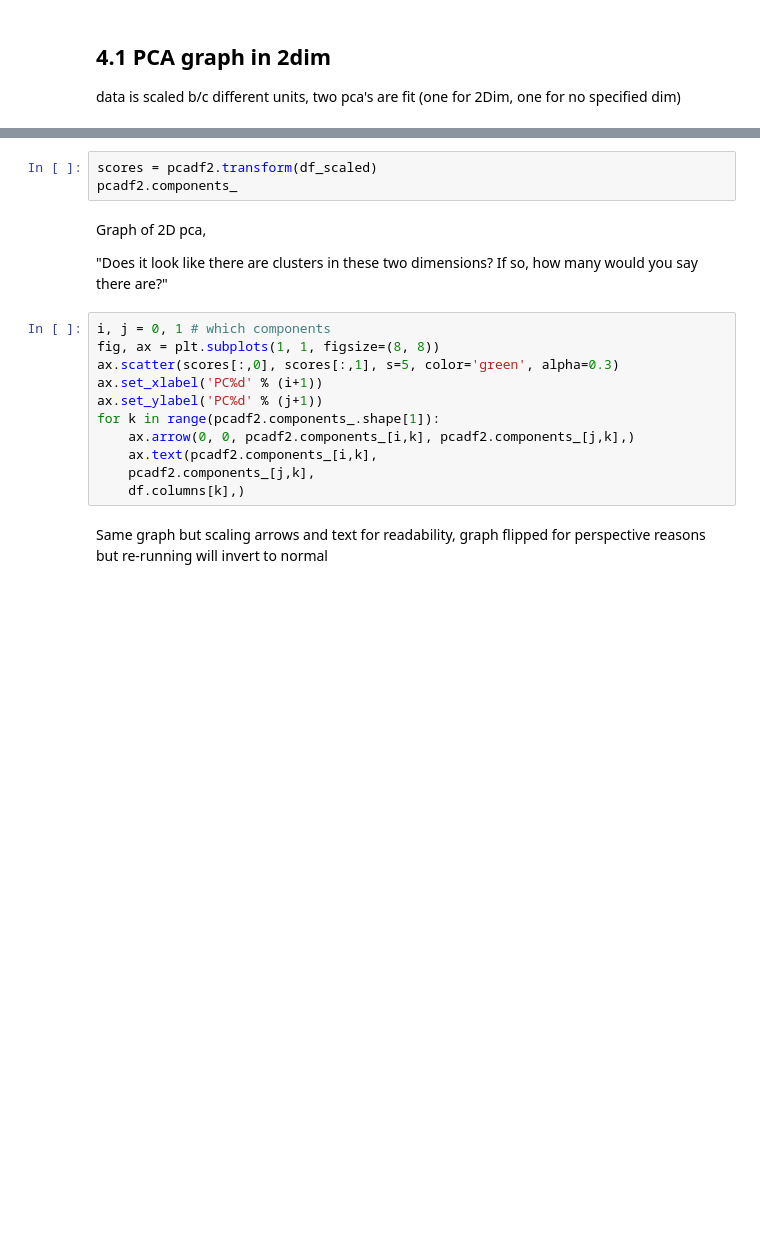
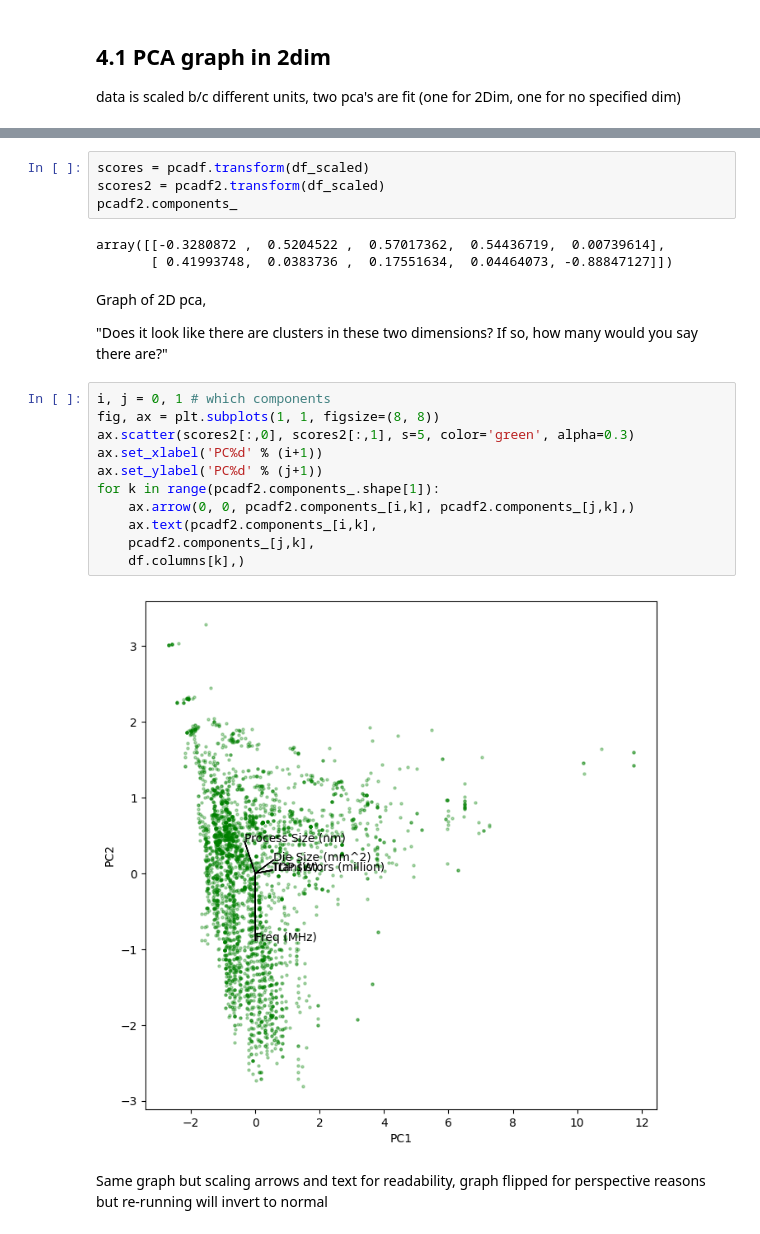
Before and after one commit to CodeAX2/csci-550-project1, a Jupyter notebook: Project1.ipynb, the cells around one changed output, grey strips where cells are left out. Cells and saved outputs as stored; diff of their text form; blank space fills up the shorter version.

```diff
--- a/Project1.ipynb
+++ b/Project1.ipynb
@@ -271,6 +276,10 @@ pcadf2.mean_
 # %%
-scores = pcadf2.transform(df_scaled)
+scores = pcadf.transform(df_scaled)
+scores2 = pcadf2.transform(df_scaled)
 pcadf2.components_
+# %% [output]
+array([[-0.3280872 ,  0.5204522 ,  0.57017362,  0.54436719,  0.00739614],
+       [ 0.41993748,  0.0383736 ,  0.17551634,  0.04464073, -0.88847127]])
 # %% [markdown]
 Graph of 2D pca,
 
@@ -279,14 +288,16 @@ in these two dimensions? If so, how many would you say there are?"
 # %%
 i, j = 0, 1 # which components
 fig, ax = plt.subplots(1, 1, figsize=(8, 8))
-ax.scatter(scores[:,0], scores[:,1], s=5, color='green', alpha=0.3)
+ax.scatter(scores2[:,0], scores2[:,1], s=5, color='green', alpha=0.3)
 ax.set_xlabel('PC%d' % (i+1))
 ax.set_ylabel('PC%d' % (j+1))
 for k in range(pcadf2.components_.shape[1]):
     ax.arrow(0, 0, pcadf2.components_[i,k], pcadf2.components_[j,k],)
     ax.text(pcadf2.components_[i,k],
     pcadf2.components_[j,k],
     df.columns[k],)
+# %% [output]
+[figure, added]
 # %% [markdown]
 Same graph but scaling arrows and text for readability,
 graph flipped for perspective reasons but re-running will invert to normal
```
Also changed, not shown: parts of 20 cells of this notebook.
